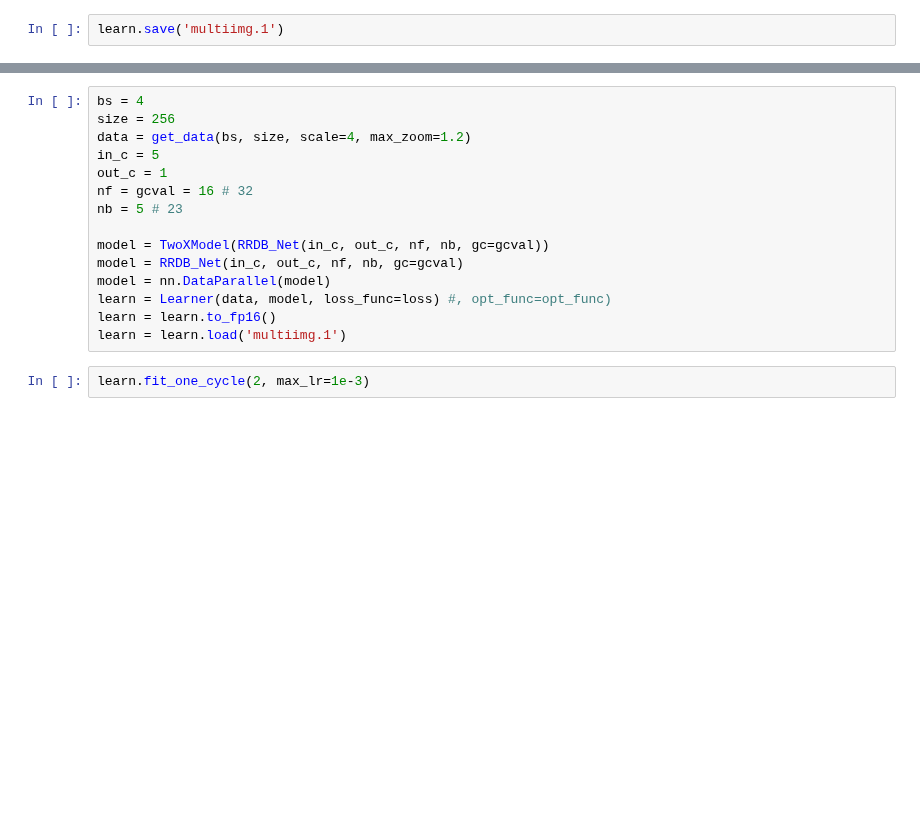
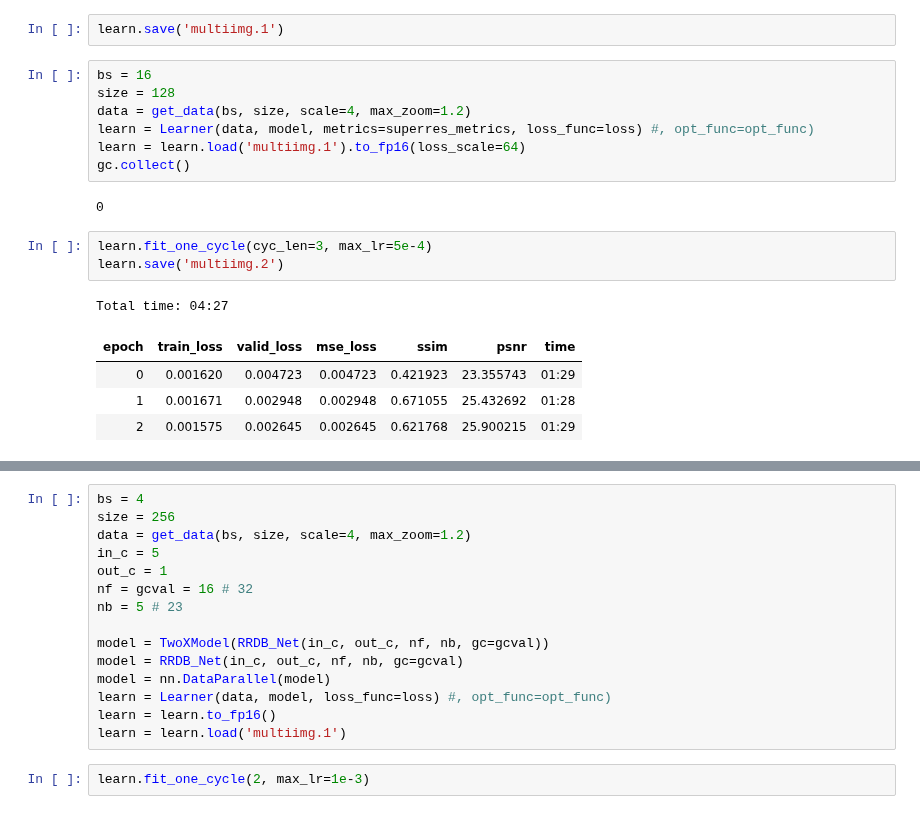
Before and after one commit to WAMRI-AI/salk, a Jupyter notebook: uri/multiframe_001-wdsr.ipynb, the cells around one changed output, grey strips where cells are left out. Cells and saved outputs as stored; diff of their text form; blank space fills up the shorter version.

```diff
--- a/uri/multiframe_001-wdsr.ipynb
+++ b/uri/multiframe_001-wdsr.ipynb
@@ -294,2 +297,20 @@ learn.fit_one_cycle(cyc_len=1, max_lr=1e-3)
 # %%
 learn.save('multiimg.1')
+# %%
+bs = 16
+size = 128
+data = get_data(bs, size, scale=4, max_zoom=1.2)
+learn = Learner(data, model, metrics=superres_metrics, loss_func=loss) #, opt_func=opt_func)
+learn = learn.load('multiimg.1').to_fp16(loss_scale=64)
+gc.collect()
+# %% [output]
+0
+# %%
+learn.fit_one_cycle(cyc_len=3, max_lr=5e-4)
+learn.save('multiimg.2')
+# %% [output]
+Total time: 04:27
+| epoch | train_loss | valid_loss | mse_loss | ssim | psnr | time |
+| 0 | 0.001620 | 0.004723 | 0.004723 | 0.421923 | 23.355743 | 01:29 |
+| 1 | 0.001671 | 0.002948 | 0.002948 | 0.671055 | 25.432692 | 01:28 |
+| 2 | 0.001575 | 0.002645 | 0.002645 | 0.621768 | 25.900215 | 01:29 |
```
Also changed, not shown: parts of 40 cells of this notebook, 2 other files.
